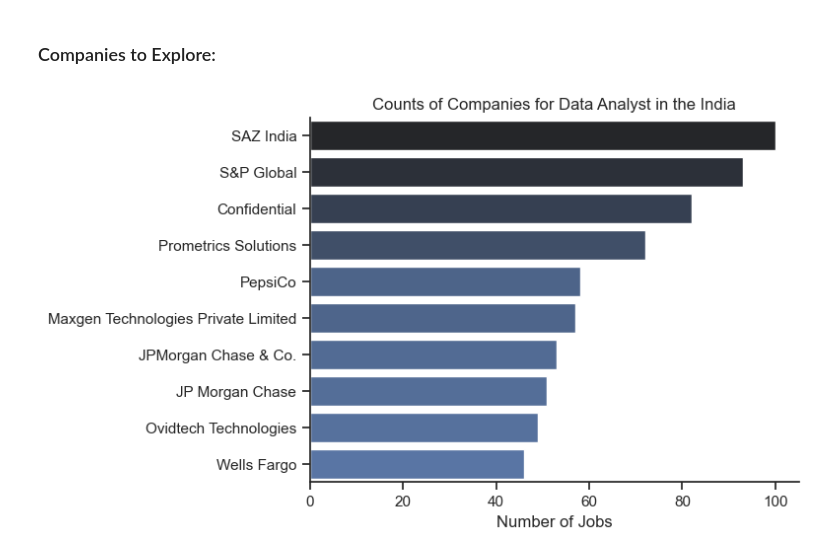
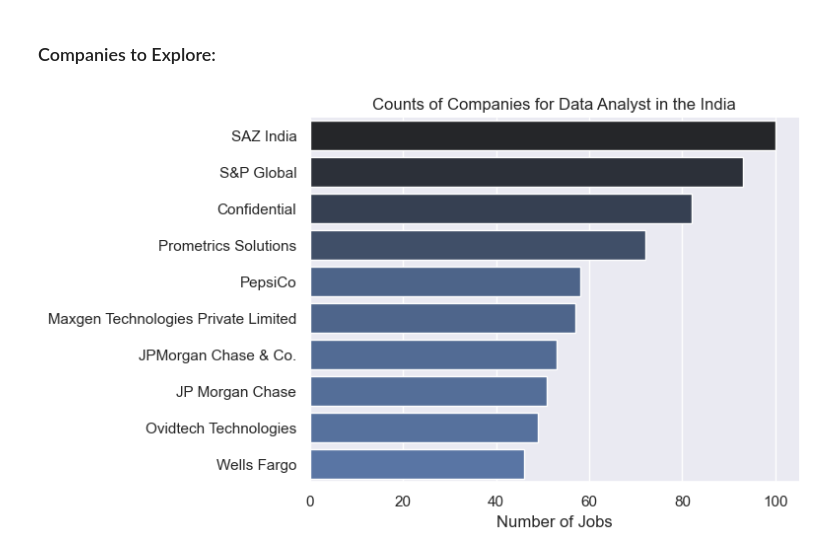
Before and after one commit to parthgupta1510/Python_Data-_project, a Jupyter notebook: 3_Project/1_EDA_Intro.ipynb, the cells around one changed output. Drawn from its saved outputs; the diff is of its cells as text; code cells hidden in the pictures.

```diff
--- a/3_Project/1_EDA_Intro.ipynb
+++ b/3_Project/1_EDA_Intro.ipynb
@@ -163,12 +163,12 @@ plt.show()
 # %%
 df_plot = df_DA_US['company_name'].value_counts().head(10).to_frame()
 
-sns.set_theme(style='ticks')
+sns.set_theme(style='darkgrid')
 sns.barplot(data=df_plot, x='count', y='company_name', hue='count', palette='dark:b_r', legend=False)
 sns.despine()
 plt.title('Counts of Companies for Data Analyst in the India')
 plt.xlabel('Number of Jobs')
 plt.ylabel('')
 plt.show()
 # %% [output]
-[figure, old version]
+[figure, new version]
```
